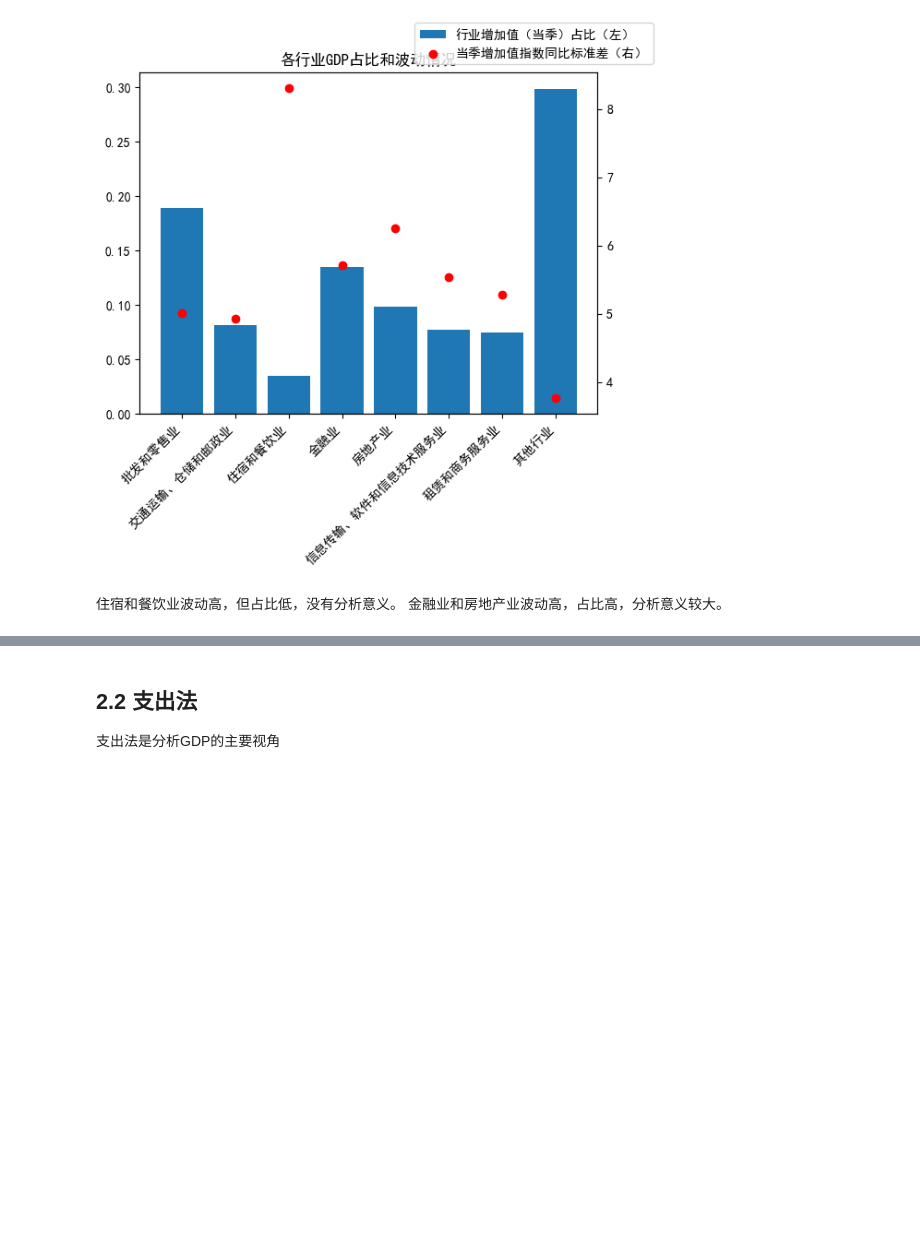
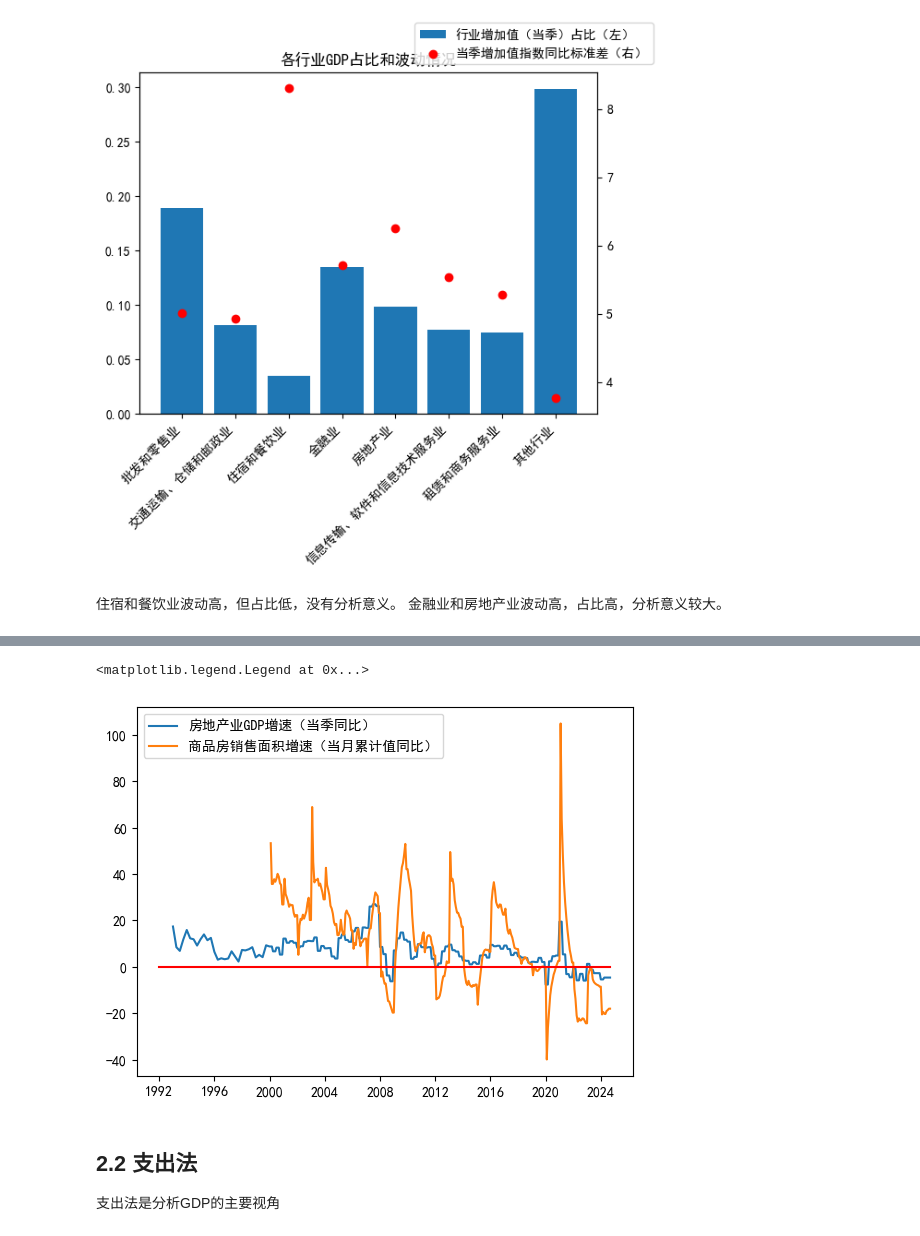
Before and after one commit to kampfer/various-data, a Jupyter notebook: src/researches/jupyter/gdp.ipynb, the cells around one changed output, grey strips where cells are left out. Saved outputs shown, nothing was run; the diff lists cells and outputs as text; code cells hidden in the pictures; blank space fills up the shorter version.

```diff
--- a/src/researches/jupyter/gdp.ipynb
+++ b/src/researches/jupyter/gdp.ipynb
@@ -515,3 +515,7 @@ ax_1.set_xticklabels(cols, rotation=45, ha='right')
 # %% [markdown]
 住宿和餐饮业波动高，但占比低，没有分析意义。
 金融业和房地产业波动高，占比高，分析意义较大。
+# %%
+fdcMonthlyDf = ak.macro_china_nbs_nation(kind="月度数据", path="房地产>商品房销售面积", period="2000-")
+fdcMonthlyDf = fdcMonthlyDf.transpose()
+fdcMonthlyDf.head()
@@ -517,0 +529,4 @@ ax_1.set_xticklabels(cols, rotation=45, ha='right')
+# %%
+fdcMonthlySeries = fdcMonthlyDf.loc[::-1]["商品房销售面积_累计增长(%)"]
+fdcMonthlySeries.index = pd.to_datetime(fdcMonthlySeries.index, format="%Y年%m月")
+fdcMonthlySeries
@@ -518,3 +546,21 @@ ax_1.set_xticklabels(cols, rotation=45, ha='right')
+# %%
+gdpFdcSeries = gdpRateDf["房地产业增加值指数(上年同期=100)_当季值"] - 100
+gdpFdcSeries = gdpFdcSeries.sort_index(ascending=True)
+
+newIndex = fdcMonthlySeries.index.union(gdpFdcSeries.index)
+
+gdpFdcSeries = gdpFdcSeries.reindex(newIndex).ffill()
+fdcMonthlySeries = fdcMonthlySeries.reindex(newIndex).ffill()
+
+fig = plt.figure()
+ax = fig.gca()
+ax.plot(newIndex, gdpFdcSeries, label="房地产业GDP增速（当季同比）")
+ax.plot(newIndex, fdcMonthlySeries, label="商品房销售面积增速（当月累计值同比）")
+ax.plot(newIndex, [0]*len(newIndex), c="red")
+plt.legend()
+# %% [output]
+<matplotlib.legend.Legend at 0x...>
+[figure, added]
 # %% [markdown]
 ## 2.2 支出法
 
```
Also changed, not shown: parts of 2 cells of this notebook.
